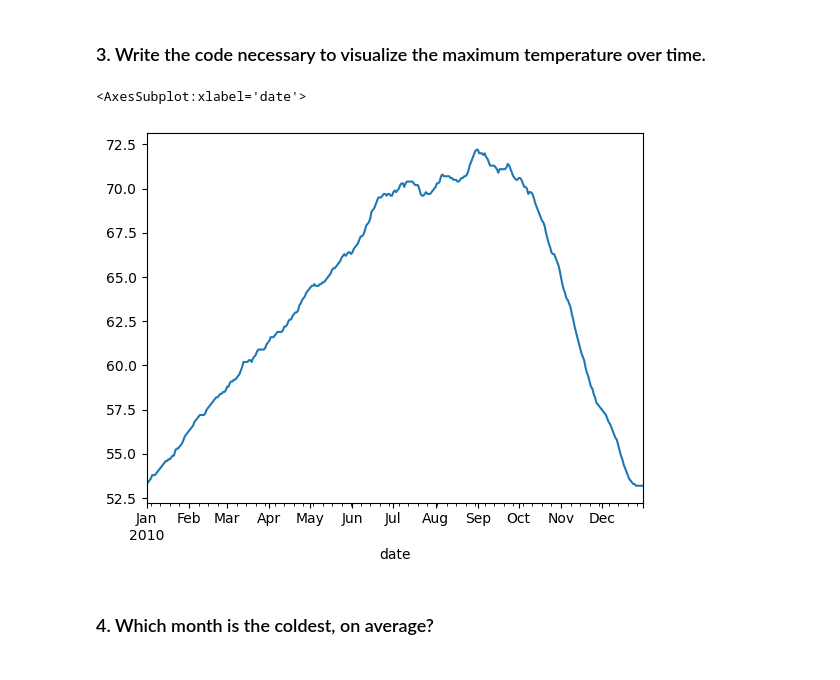
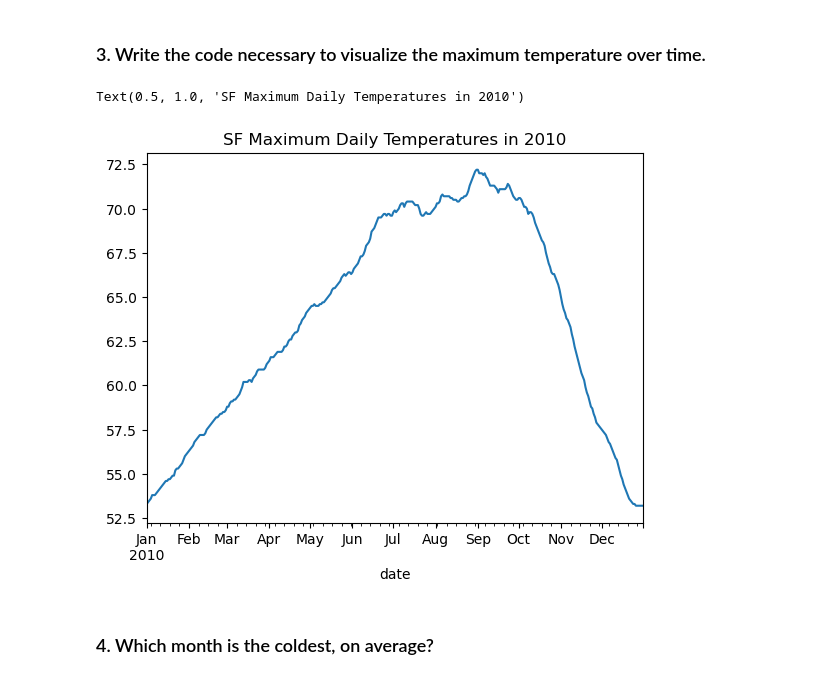
Before and after one commit to MagdalenaRahn/time-series-exercises, a Jupyter notebook: time_series_exercises-working-with-07FEB23.ipynb, the cells around one changed output. Drawn from its saved outputs; the diff is of its cells as text; code cells hidden in the pictures.

```diff
--- a/time_series_exercises-working-with-07FEB23.ipynb
+++ b/time_series_exercises-working-with-07FEB23.ipynb
@@ -112,10 +109,12 @@ df['daily_max'] = daily_max
 # %%
 # plotting daily max temp
 
 daily_max.plot()
+
+plt.title('SF Maximum Daily Temperatures in 2010')
 # %% [output]
-<AxesSubplot:xlabel='date'>
+Text(0.5, 1.0, 'SF Maximum Daily Temperatures in 2010')
-[figure, old version]
+[figure, new version]
 # %% [markdown]
 ### 4. Which month is the coldest, on average?
 # %%
```
Also changed, not shown: parts of 75 cells of this notebook, 2 other files.
